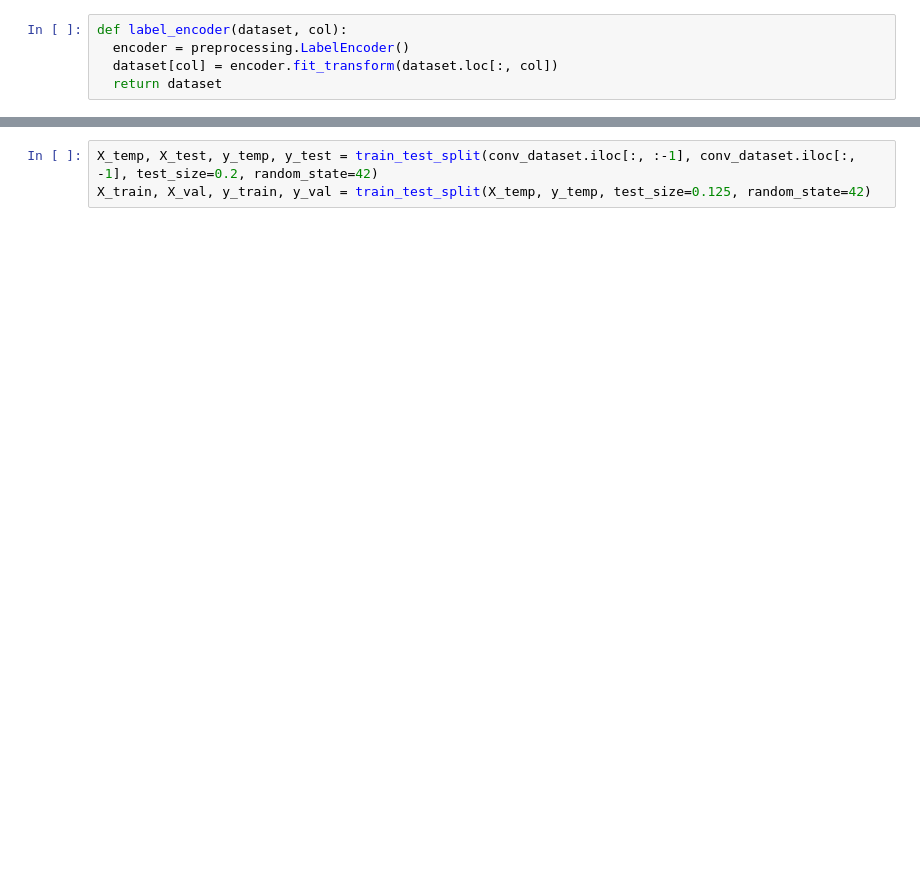
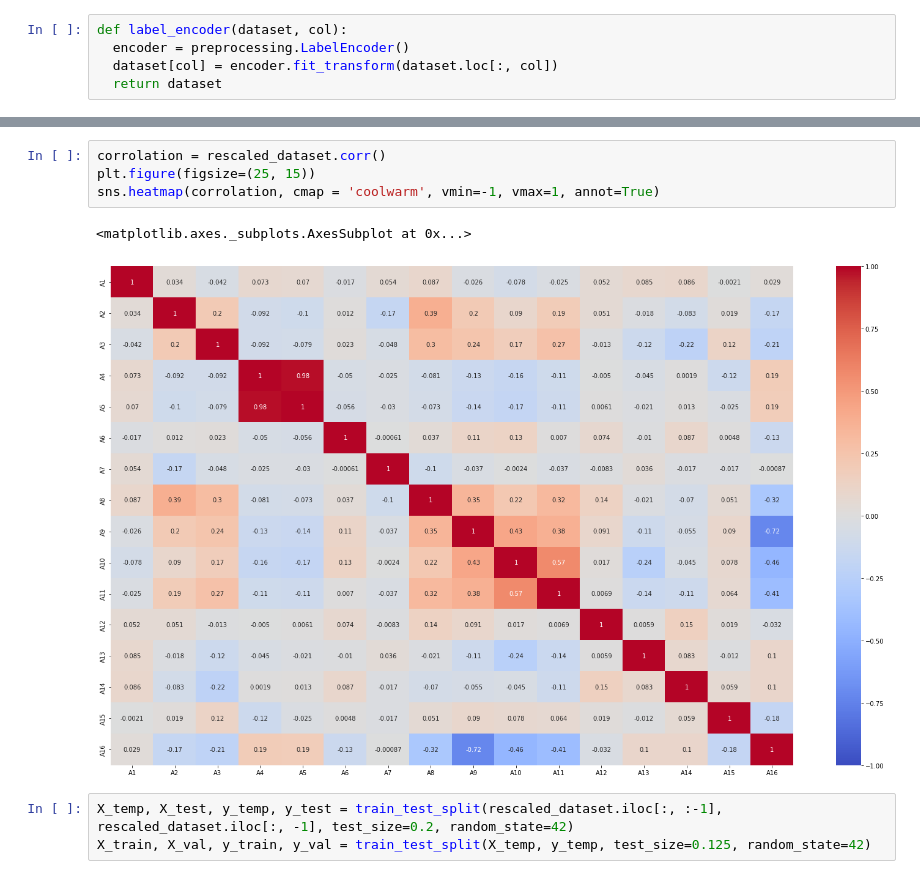
Before and after one commit to nahbos/AUT-Neural-Networks, a Jupyter notebook: HW01/HW01.ipynb, the cells around one changed output, grey strips where cells are left out. Cells and saved outputs as stored; diff of their text form; blank space fills up the shorter version.

```diff
--- a/HW01/HW01.ipynb
+++ b/HW01/HW01.ipynb
@@ -161,5 +164,12 @@ conv_dataset.head()
+# %%
+corrolation = rescaled_dataset.corr()
+plt.figure(figsize=(25, 15))
+sns.heatmap(corrolation, cmap = 'coolwarm', vmin=-1, vmax=1, annot=True)
+# %% [output]
+<matplotlib.axes._subplots.AxesSubplot at 0x...>
+[figure, added]
 # %%
-X_temp, X_test, y_temp, y_test = train_test_split(conv_dataset.iloc[:, :-1], conv_dataset.iloc[:, -1], test_size=0.2, random_state=42)
+X_temp, X_test, y_temp, y_test = train_test_split(rescaled_dataset.iloc[:, :-1], rescaled_dataset.iloc[:, -1], test_size=0.2, random_state=42)
 X_train, X_val, y_train, y_val = train_test_split(X_temp, y_temp, test_size=0.125, random_state=42)
 # %%
 X_train.shape
```
Also changed, not shown: parts of 30 cells of this notebook.
